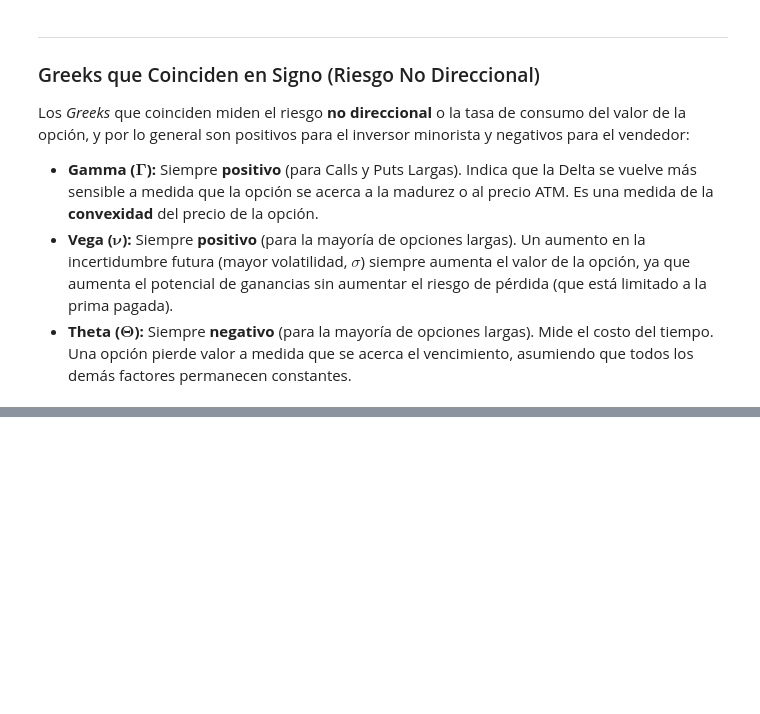
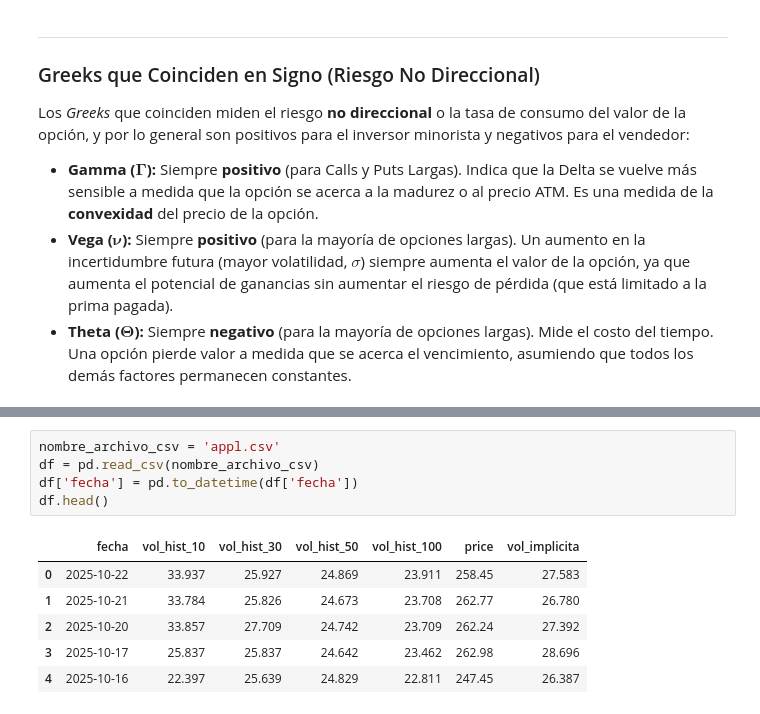
Before and after one commit to Rauloigs/Modelacion-Valuacion-Derivados, a Jupyter notebook: d_v_final.ipynb, the cells around one changed output, grey strips where cells are left out. Saved outputs shown, nothing was run; the diff lists cells and outputs as text; blank space fills up the shorter version.

```diff
--- a/d_v_final.ipynb
+++ b/d_v_final.ipynb
@@ -668,0 +688,12 @@ Los *Greeks* que coinciden miden el riesgo **no direccional** o la tasa de consu
+# %%
+nombre_archivo_csv = 'appl.csv'
+df = pd.read_csv(nombre_archivo_csv)
+df['fecha'] = pd.to_datetime(df['fecha'])
+df.head()
+# %% [output]
+|  | fecha | vol_hist_10 | vol_hist_30 | vol_hist_50 | vol_hist_100 | price | vol_implicita |
+| 0 | 2025-10-22 | 33.937 | 25.927 | 24.869 | 23.911 | 258.45 | 27.583 |
+| 1 | 2025-10-21 | 33.784 | 25.826 | 24.673 | 23.708 | 262.77 | 26.780 |
+| 2 | 2025-10-20 | 33.857 | 27.709 | 24.742 | 23.709 | 262.24 | 27.392 |
+| 3 | 2025-10-17 | 25.837 | 25.837 | 24.642 | 23.462 | 262.98 | 28.696 |
+| 4 | 2025-10-16 | 22.397 | 25.639 | 24.829 | 22.811 | 247.45 | 26.387 |
```
Also changed, not shown: parts of 6 cells of this notebook.
